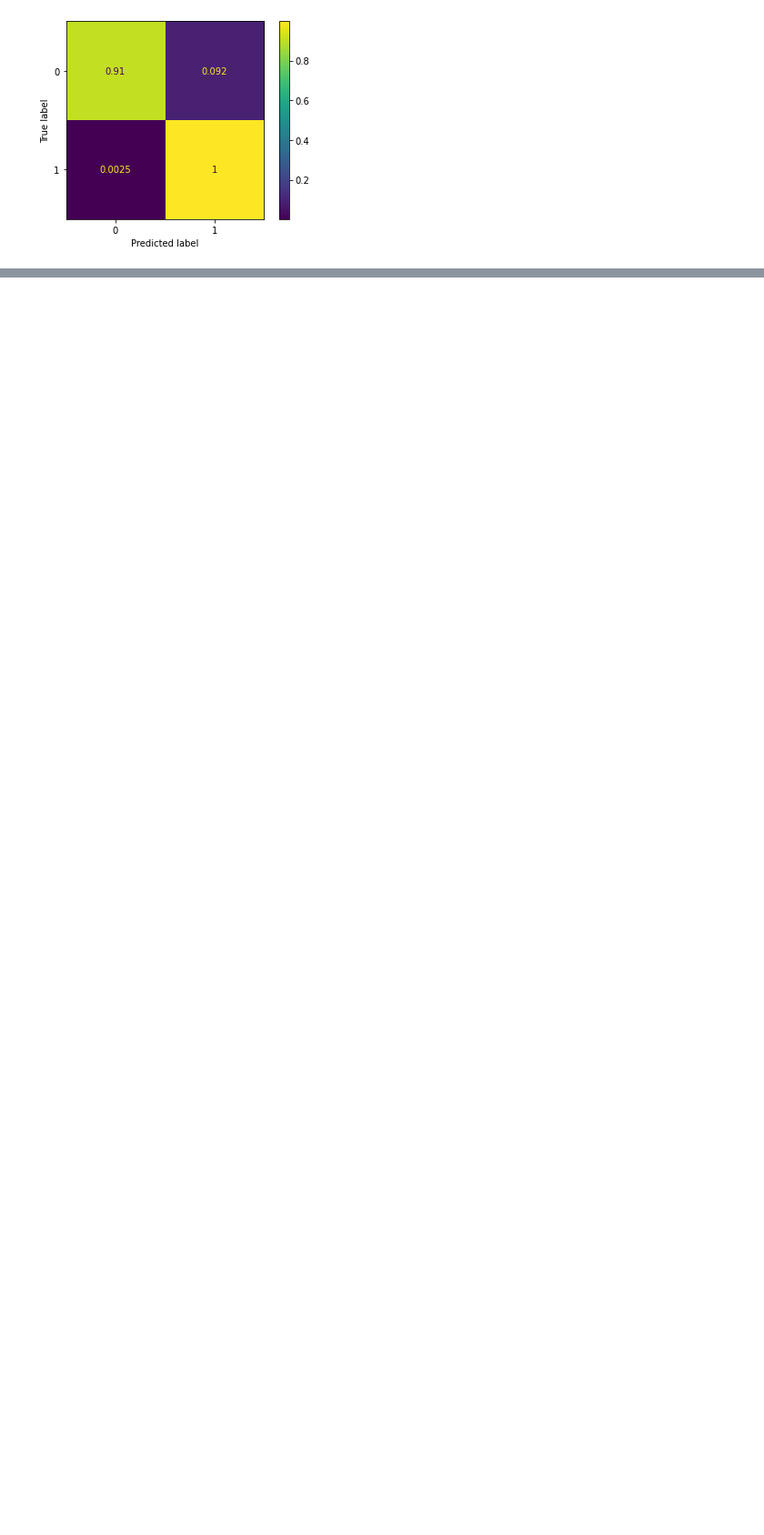
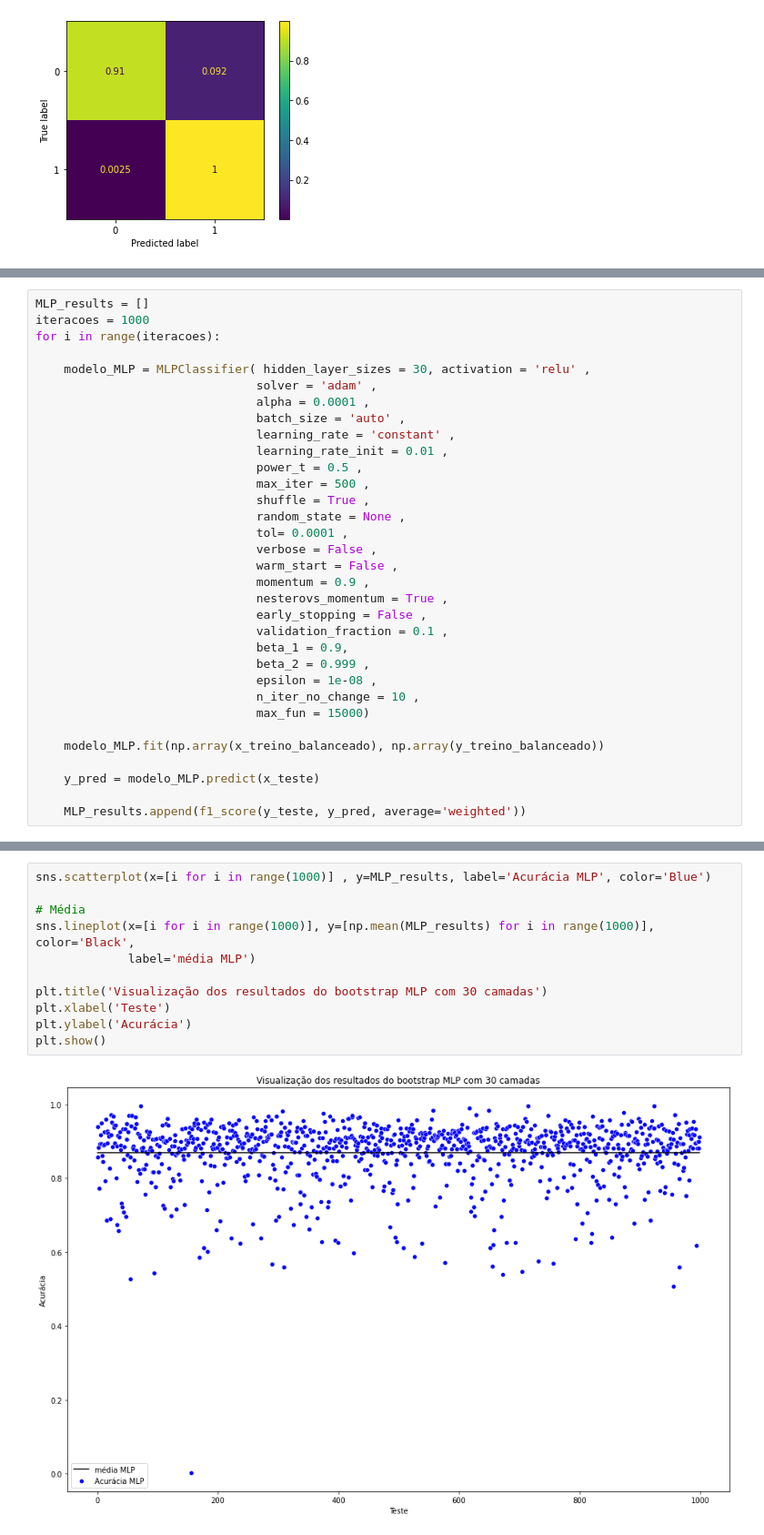
Before and after one commit to henriquemoc/Fraud-Classification, a Jupyter notebook: notebooks/classificacao.ipynb, the cells around one changed output, grey strips where cells are left out. Shown: that part at 91% size. Drawn from its saved outputs; the diff is of its cells as text; blank space fills up the shorter version.

Commit message:
Bootstrap no modelo MLP

```diff
--- a/notebooks/classificacao.ipynb
+++ b/notebooks/classificacao.ipynb
@@ -580,0 +597,33 @@ mostra_resultados_modelo(dict_modelos, 30)
+# %%
+MLP_results = []
+iteracoes = 1000
+for i in range(iteracoes):
+
+    modelo_MLP = MLPClassifier( hidden_layer_sizes = 30, activation = 'relu' ,
+                               solver = 'adam' ,
+                               alpha = 0.0001 ,
+                               batch_size = 'auto' ,
+                               learning_rate = 'constant' ,
+                               learning_rate_init = 0.01 ,
+                               power_t = 0.5 ,
+                               max_iter = 500 ,
+                               shuffle = True ,
+                               random_state = None ,
+                               tol= 0.0001 ,
+                               verbose = False ,
+                               warm_start = False ,
+                               momentum = 0.9 ,
+                               nesterovs_momentum = True ,
+                               early_stopping = False ,
+                               validation_fraction = 0.1 ,
+                               beta_1 = 0.9,
+                               beta_2 = 0.999 ,
+                               epsilon = 1e-08 ,
+                               n_iter_no_change = 10 ,
+                               max_fun = 15000)
+
+    modelo_MLP.fit(np.array(x_treino_balanceado), np.array(y_treino_balanceado))
+
+    y_pred = modelo_MLP.predict(x_teste)
+
+    MLP_results.append(f1_score(y_teste, y_pred, average='weighted'))
@@ -580,0 +634,13 @@ mostra_resultados_modelo(dict_modelos, 30)
+# %%
+sns.scatterplot(x=[i for i in range(1000)] , y=MLP_results, label='Acurácia MLP', color='Blue')
+
+# Média
+sns.lineplot(x=[i for i in range(1000)], y=[np.mean(MLP_results) for i in range(1000)], color='Black',
+             label='média MLP')
+
+plt.title('Visualização dos resultados do bootstrap MLP com 30 camadas')
+plt.xlabel('Teste')
+plt.ylabel('Acurácia')
+plt.show()
+# %% [output]
+[figure, added]
```
Also changed, not shown: parts of 12 cells of this notebook.
